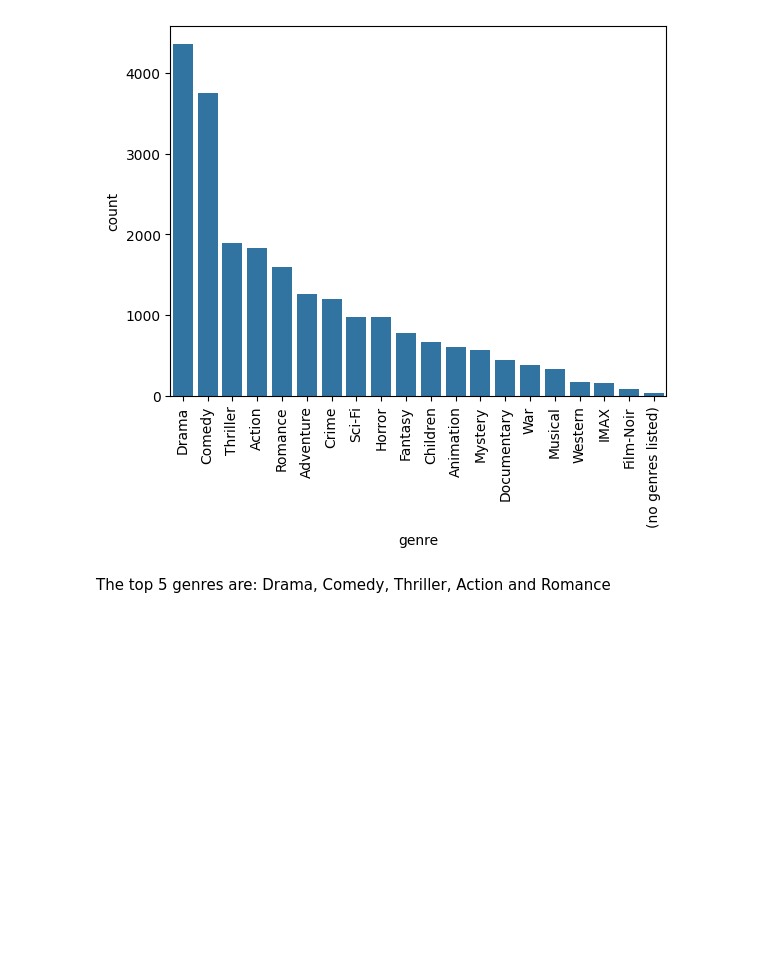
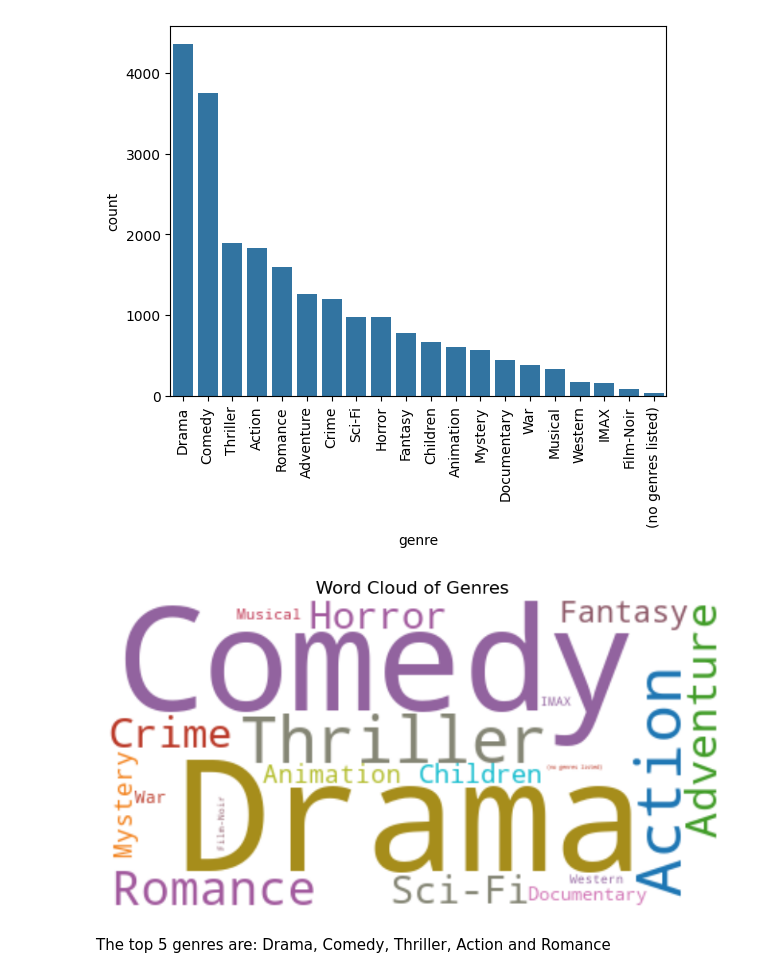
Before and after one commit to MercyKiragu/Dsc-Phase-4-project-group-2, a Jupyter notebook: notebook.ipynb, the cells around one changed output. Drawn from its saved outputs; the diff is of its cells as text; code cells hidden in the pictures; blank space fills up the shorter version.

```diff
--- a/notebook.ipynb
+++ b/notebook.ipynb
@@ -541,6 +609,56 @@ plt.xticks(rotation=90)
 plt.show()
 # %% [output]
 [figure]
+# %%
+from wordcloud import WordCloud
+import matplotlib.pyplot as plt
+from collections import Counter
+from matplotlib.colors import LinearSegmentedColormap
+
+# Example data (replace with your actual genre frequencies)
+genre_frequencies = {
+    'Adventure': 1263,
+    'Animation': 611,
+    'Children': 664,
+    'Comedy': 3756,
+    'Fantasy': 779,
+    'Romance': 1596,
+    'Drama': 4361,
+    'Action': 1828,
+    'Crime': 1199,
+    'Thriller': 1894,
+    'Horror': 978,
+    'Mystery': 573,
+    'Sci-Fi': 980,
+    'War': 382,
+    'Musical': 334,
+    'Documentary': 440,
+    'IMAX': 158,
+    'Western': 167,
+    'Film-Noir': 87,
+    '(no genres listed)': 34
+}
+
+# Define a custom colormap
+colors = ['#1f77b4', '#ff7f0e', '#2ca02c', '#d62728', '#9467bd',
+          '#8c564b', '#e377c2', '#7f7f7f', '#bcbd22', '#17becf']
+
+cmap = LinearSegmentedColormap.from_list('custom', colors, N=20)  # N is the number of discrete colors to use
+
+# Create a WordCloud object
+wordcloud = WordCloud(background_color='white', colormap=cmap)
+
+# Generate the word cloud from the genre frequencies
+wordcloud.generate_from_frequencies(genre_frequencies)
+
+# Display the word cloud
+plt.figure(figsize=(10, 6))  # Set the figure size
+plt.imshow(wordcloud, interpolation='bilinear')  # Display the word cloud with bilinear interpolation
+plt.axis('off')  # Turn off the axis
+plt.title('Word Cloud of Genres', fontsize=16)  # Add a title to the plot
+plt.show()  # Show the plot
+# %% [output]
+[figure, added]
 # %% [markdown]
 The top 5 genres are: Drama, Comedy, Thriller, Action and Romance
 # %% [markdown]
```
Also changed, not shown: parts of 6 cells of this notebook.
